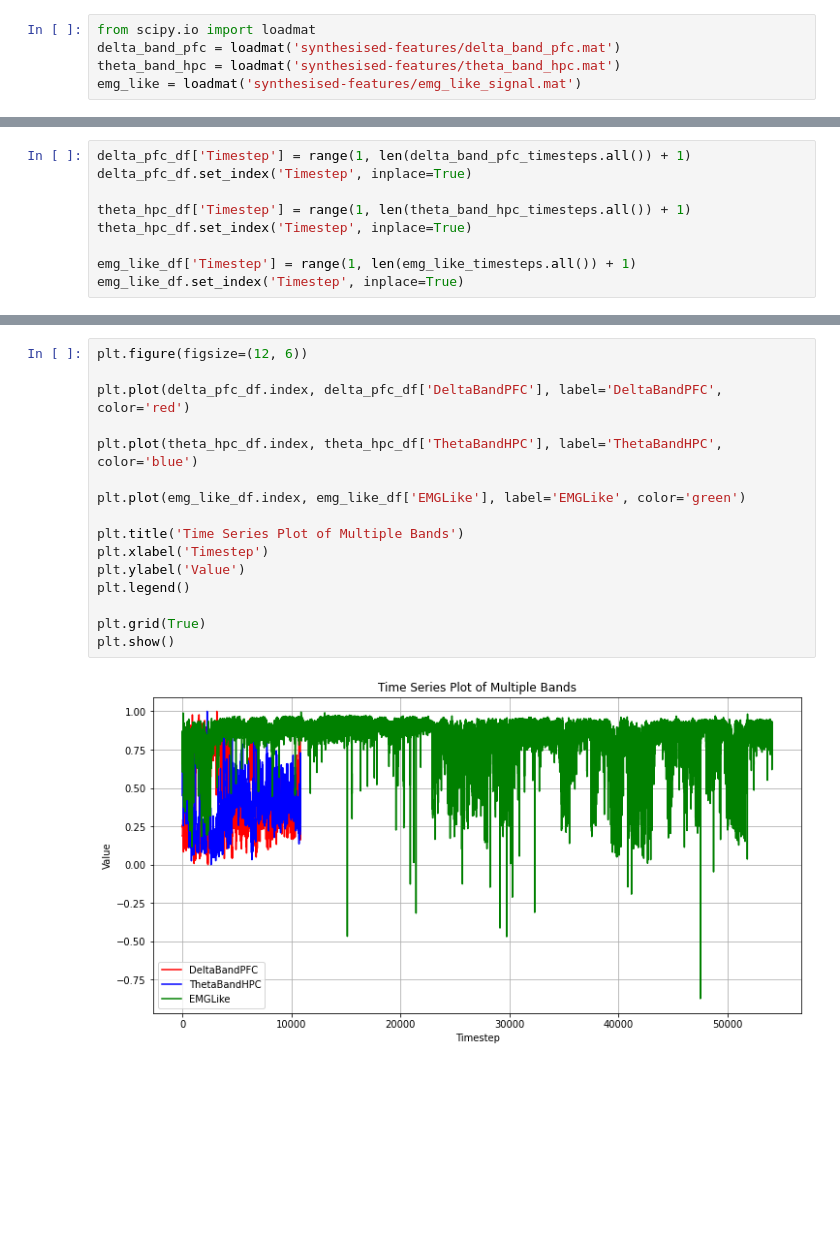
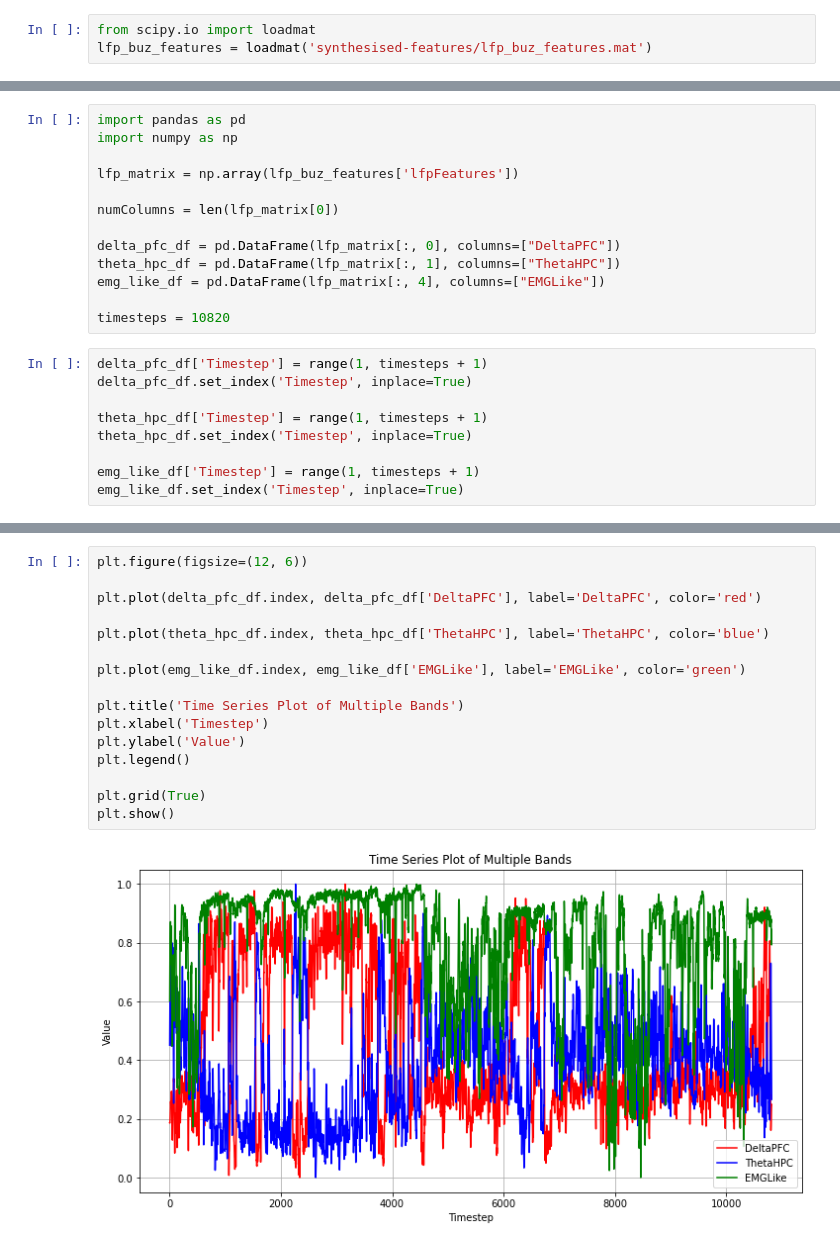
Before and after one commit to conscioustahoe/sleep-scoring-analysis, a Jupyter notebook: delta_pfc_theta_hpc_emg_like_analysis.ipynb, the cells around one changed output, grey strips where cells are left out. Cells and saved outputs as stored; diff of their text form; blank space fills up the shorter version.

Commit message:
add feature plots, add eeg and emg sample data and refactor

```diff
--- a/delta_pfc_theta_hpc_emg_like_analysis.ipynb
+++ b/delta_pfc_theta_hpc_emg_like_analysis.ipynb
@@ -11,6 +3,4 @@ EMG signals are generated when a muscle contracts or when there is muscle activi
 # %%
 from scipy.io import loadmat
-delta_band_pfc = loadmat('synthesised-features/delta_band_pfc.mat')
-theta_band_hpc = loadmat('synthesised-features/theta_band_hpc.mat')
-emg_like = loadmat('synthesised-features/emg_like_signal.mat')
+lfp_buz_features = loadmat('synthesised-features/lfp_buz_features.mat')
 # %%
@@ -45,9 +12,22 @@ emg_like_df = pd.DataFrame({'EMGLike': flattened_emg_like_data})
+# %%
+import pandas as pd
+import numpy as np
+
+lfp_matrix = np.array(lfp_buz_features['lfpFeatures'])
+
+numColumns = len(lfp_matrix[0])
+
+delta_pfc_df = pd.DataFrame(lfp_matrix[:, 0], columns=["DeltaPFC"])
+theta_hpc_df = pd.DataFrame(lfp_matrix[:, 1], columns=["ThetaHPC"])
+emg_like_df = pd.DataFrame(lfp_matrix[:, 4], columns=["EMGLike"])
+
+timesteps = 10820
 # %%
-delta_pfc_df['Timestep'] = range(1, len(delta_band_pfc_timesteps.all()) + 1)
+delta_pfc_df['Timestep'] = range(1, timesteps + 1)
 delta_pfc_df.set_index('Timestep', inplace=True)
 
-theta_hpc_df['Timestep'] = range(1, len(theta_band_hpc_timesteps.all()) + 1)
+theta_hpc_df['Timestep'] = range(1, timesteps + 1)
 theta_hpc_df.set_index('Timestep', inplace=True)
 
-emg_like_df['Timestep'] = range(1, len(emg_like_timesteps.all()) + 1)
+emg_like_df['Timestep'] = range(1, timesteps + 1)
 emg_like_df.set_index('Timestep', inplace=True)
@@ -89,18 +67,18 @@ plt.show()
 # %%
 plt.figure(figsize=(12, 6))
 
-plt.plot(delta_pfc_df.index, delta_pfc_df['DeltaBandPFC'], label='DeltaBandPFC', color='red')
+plt.plot(delta_pfc_df.index, delta_pfc_df['DeltaPFC'], label='DeltaPFC', color='red')
 
-plt.plot(theta_hpc_df.index, theta_hpc_df['ThetaBandHPC'], label='ThetaBandHPC', color='blue')
+plt.plot(theta_hpc_df.index, theta_hpc_df['ThetaHPC'], label='ThetaHPC', color='blue')
 
 plt.plot(emg_like_df.index, emg_like_df['EMGLike'], label='EMGLike', color='green')
 
 plt.title('Time Series Plot of Multiple Bands')
 plt.xlabel('Timestep')
 plt.ylabel('Value')
 plt.legend()
 
 plt.grid(True)
 plt.show()
 # %% [output]
-[figure, old version]
+[figure, new version]
```
Also changed, not shown: parts of 17 cells of this notebook, 2 other files.
